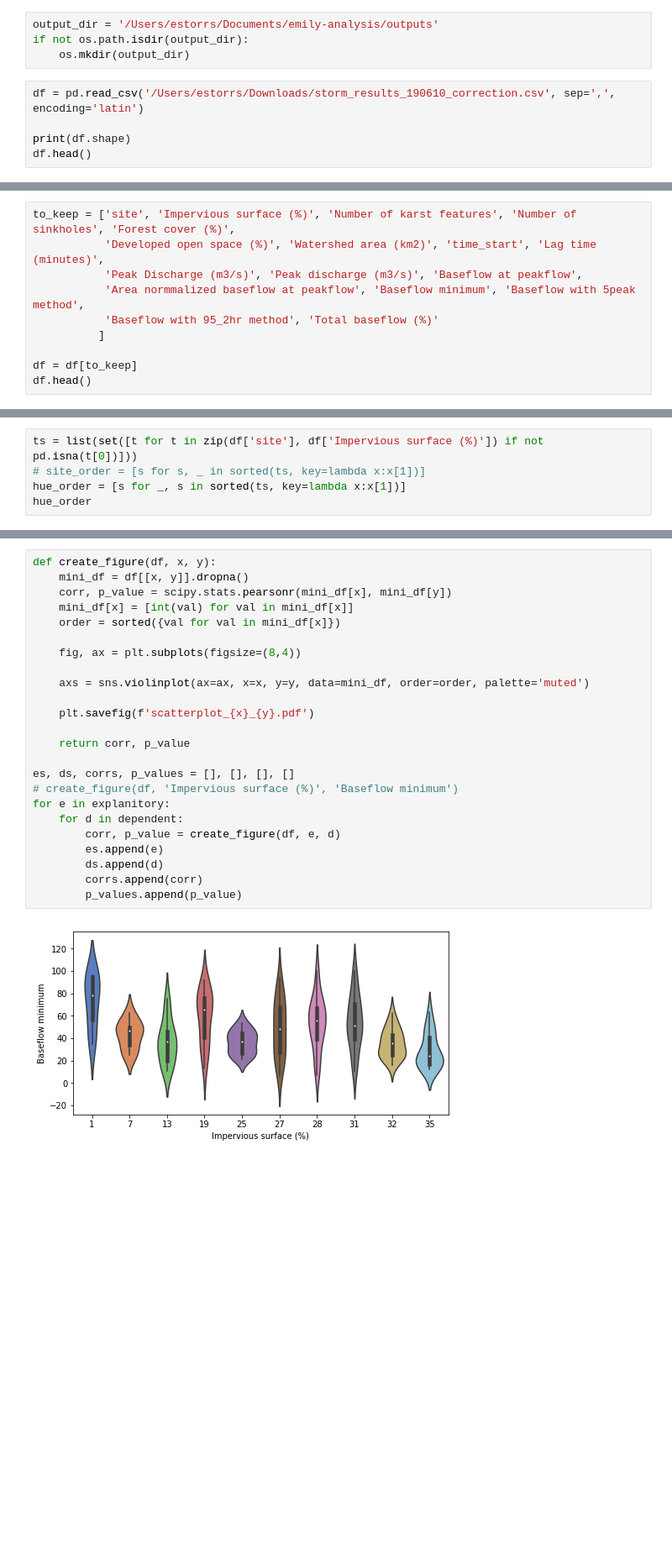
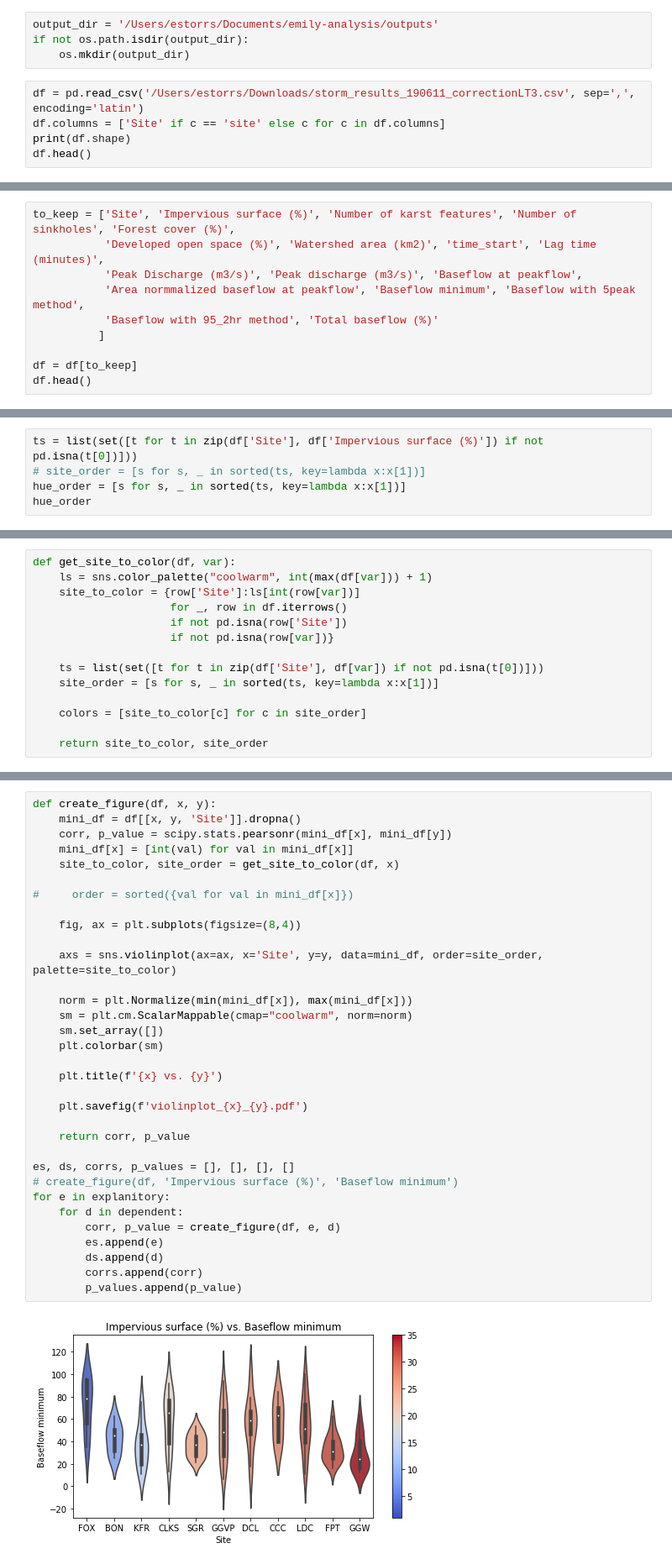
Before and after one commit to estorrs/emily-analysis, a Jupyter notebook: notebooks/emily_final.ipynb, the cells around one changed output, grey strips where cells are left out. Shown at 84% size. Drawn from its saved outputs; the diff is of its cells as text; blank space fills up the shorter version.

```diff
--- a/notebooks/emily_final.ipynb
+++ b/notebooks/emily_final.ipynb
@@ -22,8 +22,8 @@ output_dir = '/Users/estorrs/Documents/emily-analysis/outputs'
 if not os.path.isdir(output_dir):
     os.mkdir(output_dir)
 # %%
-df = pd.read_csv('/Users/estorrs/Downloads/storm_results_190610_correction.csv', sep=',', encoding='latin')
-
+df = pd.read_csv('/Users/estorrs/Downloads/storm_results_190611_correctionLT3.csv', sep=',', encoding='latin')
+df.columns = ['Site' if c == 'site' else c for c in df.columns]
 print(df.shape)
 df.head()
 # %% [output]
@@ -52,7 +52,7 @@ Index(['site', 'Impervious surface (%)', 'Number of karst features',
        'Unnamed: 35', 'Unnamed: 36'],
       dtype='object')
 # %%
-to_keep = ['site', 'Impervious surface (%)', 'Number of karst features', 'Number of sinkholes', 'Forest cover (%)',
+to_keep = ['Site', 'Impervious surface (%)', 'Number of karst features', 'Number of sinkholes', 'Forest cover (%)',
            'Developed open space (%)', 'Watershed area (km2)', 'time_start', 'Lag time (minutes)',
            'Peak Discharge (m3/s)', 'Peak discharge (m3/s)', 'Baseflow at peakflow',
            'Area normmalized baseflow at peakflow', 'Baseflow minimum', 'Baseflow with 5peak method',
@@ -119,6 +119,6 @@ df.head()
 # %%
-ts = list(set([t for t in zip(df['site'], df['Impervious surface (%)']) if not pd.isna(t[0])]))
+ts = list(set([t for t in zip(df['Site'], df['Impervious surface (%)']) if not pd.isna(t[0])]))
 # site_order = [s for s, _ in sorted(ts, key=lambda x:x[1])]
-hue_order = [s for _, s in sorted(ts, key=lambda x:x[1])]
+hue_order = [s for s, _ in sorted(ts, key=lambda x:x[1])]
 hue_order
 # %% [output]
@@ -131,3 +131,17 @@ hue_order
 dependent = ['Baseflow minimum', 'Baseflow at peakflow', 'Area normmalized baseflow at peakflow',
               'Total baseflow (%)', 'Lag time (minutes)']
 explanitory = ['Impervious surface (%)', 'Forest cover (%)', 'Number of karst features', 'Developed open space (%)']
+# %%
+def get_site_to_color(df, var):
+    ls = sns.color_palette("coolwarm", int(max(df[var])) + 1)
+    site_to_color = {row['Site']:ls[int(row[var])]
+                     for _, row in df.iterrows()
+                     if not pd.isna(row['Site'])
+                     if not pd.isna(row[var])}
+
+    ts = list(set([t for t in zip(df['Site'], df[var]) if not pd.isna(t[0])]))
+    site_order = [s for s, _ in sorted(ts, key=lambda x:x[1])]
+
+    colors = [site_to_color[c] for c in site_order]
+
+    return site_to_color, site_order
@@ -134,26 +152,35 @@ explanitory = ['Impervious surface (%)', 'Forest cover (%)', 'Number of karst fe
 # %%
 def create_figure(df, x, y):
-    mini_df = df[[x, y]].dropna()
+    mini_df = df[[x, y, 'Site']].dropna()
     corr, p_value = scipy.stats.pearsonr(mini_df[x], mini_df[y])
     mini_df[x] = [int(val) for val in mini_df[x]]
-    order = sorted({val for val in mini_df[x]})
+    site_to_color, site_order = get_site_to_color(df, x)
+
+#     order = sorted({val for val in mini_df[x]})
 
     fig, ax = plt.subplots(figsize=(8,4))
 
-    axs = sns.violinplot(ax=ax, x=x, y=y, data=mini_df, order=order, palette='muted')
+    axs = sns.violinplot(ax=ax, x='Site', y=y, data=mini_df, order=site_order, palette=site_to_color)
 
-    plt.savefig(f'scatterplot_{x}_{y}.pdf')
+    norm = plt.Normalize(min(mini_df[x]), max(mini_df[x]))
+    sm = plt.cm.ScalarMappable(cmap="coolwarm", norm=norm)
+    sm.set_array([])
+    plt.colorbar(sm)
+
+    plt.title(f'{x} vs. {y}')
+
+    plt.savefig(f'violinplot_{x}_{y}.pdf')
 
     return corr, p_value
 
 es, ds, corrs, p_values = [], [], [], []
 # create_figure(df, 'Impervious surface (%)', 'Baseflow minimum')
 for e in explanitory:
     for d in dependent:
         corr, p_value = create_figure(df, e, d)
         es.append(e)
         ds.append(d)
         corrs.append(corr)
         p_values.append(p_value)
 # %% [output]
-[figure, old version]
+[figure, new version]
```
Also changed, not shown: parts of 14 cells of this notebook, 1 other file.
